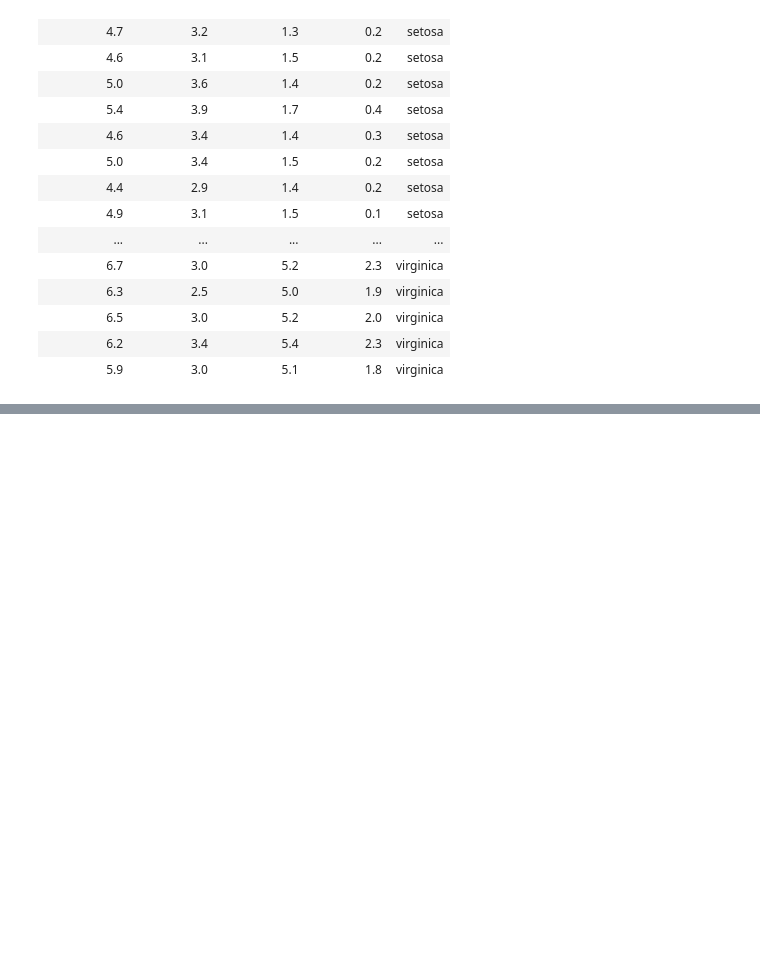
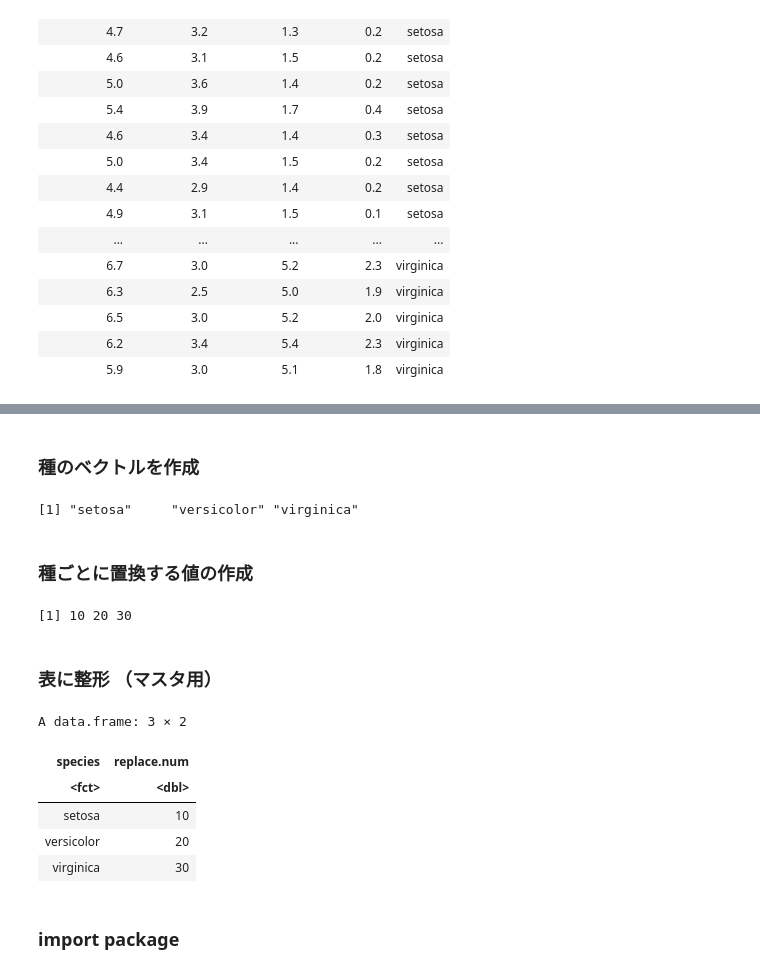
Before and after one commit to e4Rl97/Jupyter191118, a Jupyter notebook: prac.ipynb, the cells around one changed output, grey strips where cells are left out. Drawn from its saved outputs; the diff is of its cells as text; code cells hidden in the pictures; blank space fills up the shorter version.

```diff
--- a/prac.ipynb
+++ b/prac.ipynb
@@ -140,0 +145,3 @@ A data.frame: 150 × 5
+# %%
+iris5 <- iris2
+iris5
@@ -140,0 +168,31 @@ A data.frame: 150 × 5
+# %% [markdown]
+### 種のベクトルを作成
+# %%
+species <- as.vector(unique(iris5$Species))
+species
+# %% [output]
+[1] "setosa"     "versicolor" "virginica"
+# %% [markdown]
+### 種ごとに置換する値の作成
+# %%
+replace.num <- seq(10, 30, by = 10)
+replace.num
+# %% [output]
+[1] 10 20 30
+# %% [markdown]
+### 表に整形 （マスタ用）
+# %%
+tbl1 <- as.data.frame(cbind(species, replace.num))
+name <- names(tbl1)
+tbl1$replace.num <- as.numeric(as.character(tbl1$replace.num))
+names(tbl1) <- name
+tbl1
+# %% [output]
+A data.frame: 3 × 2
+| species | replace.num |
+| <fct> | <dbl> |
+| setosa | 10 |
+| versicolor | 20 |
+| virginica | 30 |
+# %% [markdown]
+### import package
```
Also changed, not shown: parts of 9 cells of this notebook.
